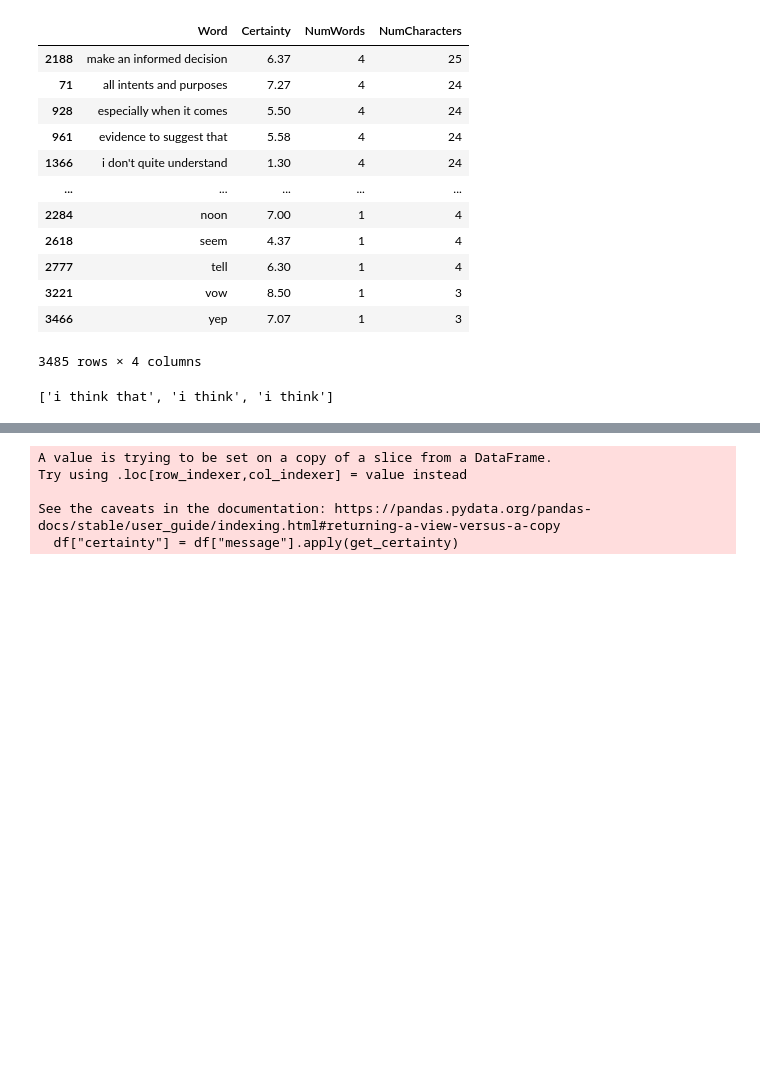
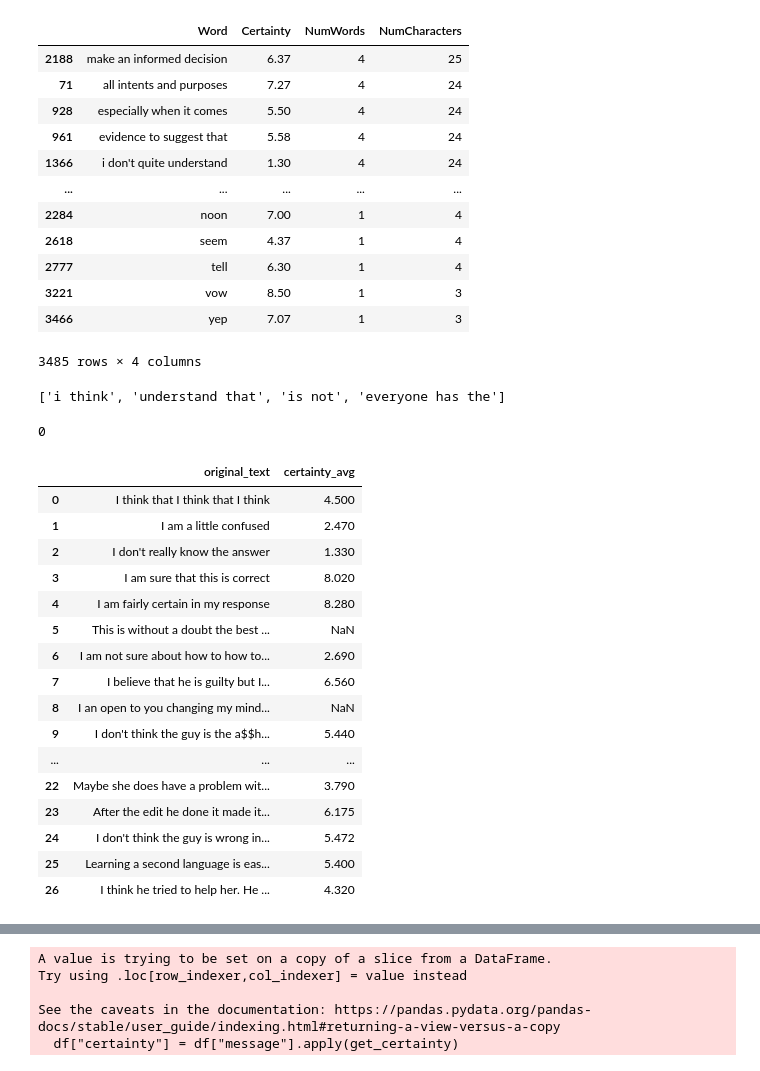
Before and after one commit to Watts-Lab/team_comm_tools, a Jupyter notebook: feature_engine/certainty.ipynb, the cells around one changed output, grey strips where cells are left out. Saved outputs shown, nothing was run; the diff lists cells and outputs as text; code cells hidden in the pictures; blank space fills up the shorter version.

Commit message:
validating regex

```diff
--- a/feature_engine/testing/ipython_notebooks/certainty.ipynb
+++ b/feature_engine/certainty.ipynb
@@ -73,11 +73,11 @@ certainty
 | 3466 | yep | 7.07 | 1 | 3 |
 3485 rows × 4 columns
 # %%
-master_regex = certainty["Word"].str.cat(sep='|')
-test = "i think that i think i think "
+master_regex = certainty["Word"].str.cat(sep='\\b|') + "\\b"
+test = "i think also he needs to understand that language learning is not the same for everyone, not everyone has the same capacity to learn new languages quickly"
 print(re.findall(master_regex, test))
 # %% [output]
-['i think that', 'i think', 'i think']
+['i think', 'understand that', 'is not', 'everyone has the']
 # %%
 def get_certainty(chat_certainty) -> int:
     # iterate through the lexicons...
@@ -108,3 +108,7 @@ def get_certainty(chat_certainty) -> int:
     if (len(matches) == 0):
         return certainty_score
     return (certainty_score / len(matches))
+# %%
+get_certainty("I think that I think that I think")
+# %% [output]
+0
@@ -110,0 +121,21 @@ def get_certainty(chat_certainty) -> int:
+# %%
+elreport = pd.read_csv("./elreport.csv")
+elreport
+# %% [output]
+|  | original_text | certainty_avg |
+| 0 | I think that I think that I think | 4.500 |
+| 1 | I am a little confused | 2.470 |
+| 2 | I don't really know the answer | 1.330 |
+| 3 | I am sure that this is correct | 8.020 |
+| 4 | I am fairly certain in my response | 8.280 |
+| 5 | This is without a doubt the best ... | NaN |
+| 6 | I am not sure about how to how to... | 2.690 |
+| 7 | I believe that he is guilty but I... | 6.560 |
+| 8 | I an open to you changing my mind... | NaN |
+| 9 | I don't think the guy is the a$$h... | 5.440 |
+| ... | ... | ... |
+| 22 | Maybe she does have a problem wit... | 3.790 |
+| 23 | After the edit he done it made it... | 6.175 |
+| 24 | I don't think the guy is wrong in... | 5.472 |
+| 25 | Learning a second language is eas... | 5.400 |
+| 26 | I think he tried to help her. He ... | 4.320 |
```
Also changed, not shown: parts of 2 cells of this notebook, 3 other files.
